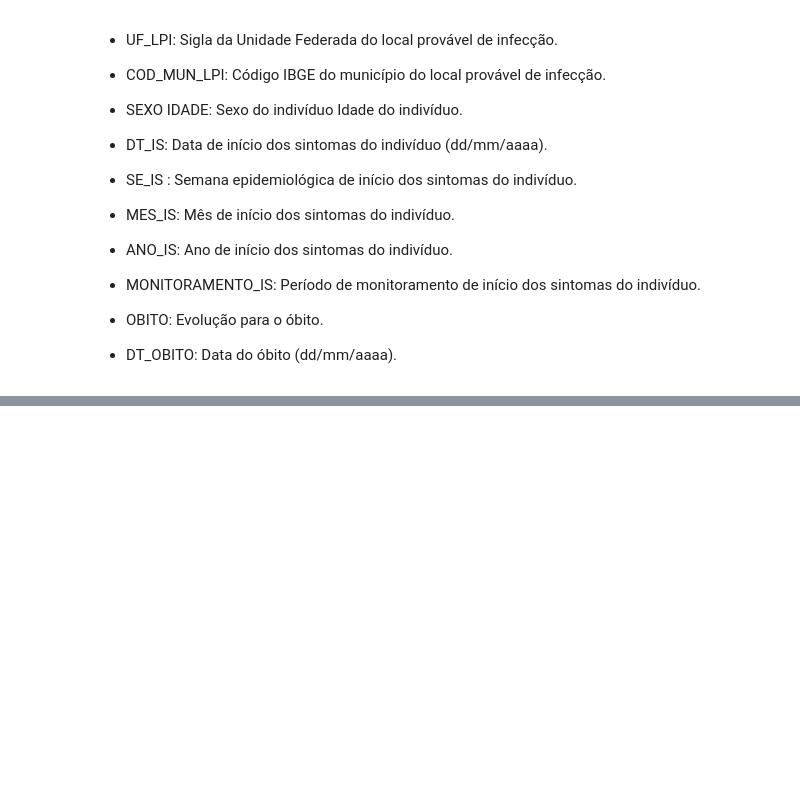
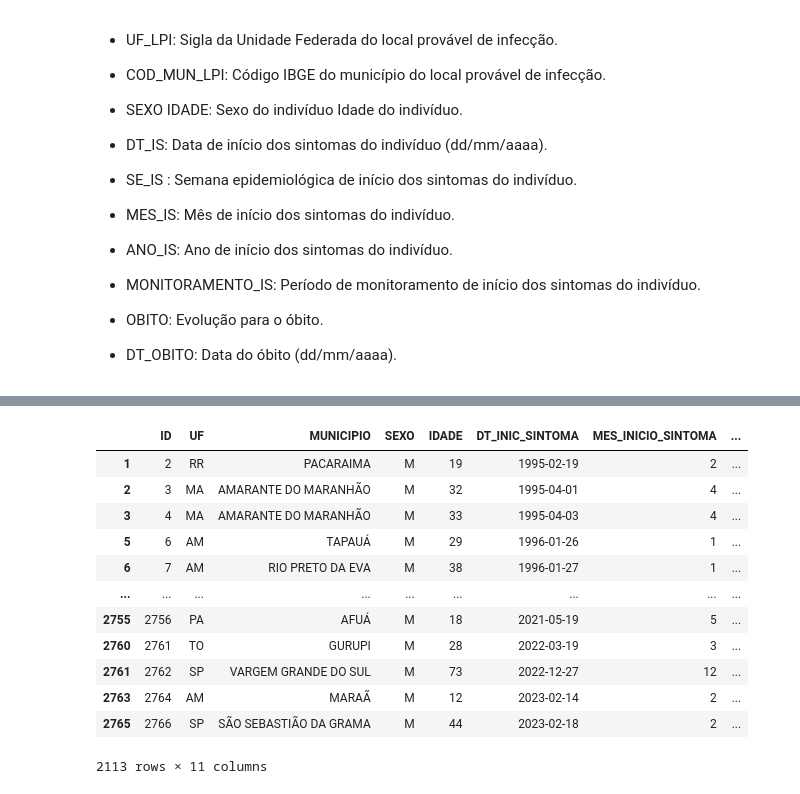
Before and after one commit to Jeanbernardo20/analise-Febre-Amarela, a Jupyter notebook: projeto/projeto.ipynb, the cells around one changed output, grey strips where cells are left out. Drawn from its saved outputs; the diff is of its cells as text; code cells hidden in the pictures; blank space fills up the shorter version.

```diff
--- a/projeto/projeto.ipynb
+++ b/projeto/projeto.ipynb
@@ -174,0 +142,9 @@ obitos_UF.sort_values(by='OBITO', ascending=False)
+# %%
+#modificando os tipos de variaveis
+#Convertendo as strings para numeric
+df['IDADE'] = pd.to_numeric(df['IDADE'])
+# %%
+#converttendo float em int
+df = df.astype({'IDADE':'Int64'})
+# %%
+df = df.astype({'MES_INICIO_SINTOMA':'int64'})
@@ -174,0 +166,4 @@ obitos_UF.sort_values(by='OBITO', ascending=False)
+# %%
+#transformando object em datas
+df['DT_INIC_SINTOMA'] = pd.to_datetime(df['DT_INIC_SINTOMA'], errors='coerce')
+df['DT_OBITO'] = pd.to_datetime(df['DT_OBITO'], errors='coerce')
@@ -174,0 +185,18 @@ obitos_UF.sort_values(by='OBITO', ascending=False)
+# %%
+#filtrando a coluna OBITo e a coluna DT_OBITO dropando a linhas nulas da coluna dt_obito no qual tem obito mais não tem data sao paneas 33 registros que foram retirados
+df = df.query('not (OBITO == "SIM" and DT_OBITO.isnull())')
+df
+# %% [output]
+|  | ID | UF | MUNICIPIO | SEXO | IDADE | DT_INIC_SINTOMA | MES_INICIO_SINTOMA | ... |
+| 1 | 2 | RR | PACARAIMA | M | 19 | 1995-02-19 | 2 | ... |
+| 2 | 3 | MA | AMARANTE DO MARANHÃO | M | 32 | 1995-04-01 | 4 | ... |
+| 3 | 4 | MA | AMARANTE DO MARANHÃO | M | 33 | 1995-04-03 | 4 | ... |
+| 5 | 6 | AM | TAPAUÁ | M | 29 | 1996-01-26 | 1 | ... |
+| 6 | 7 | AM | RIO PRETO DA EVA | M | 38 | 1996-01-27 | 1 | ... |
+| ... | ... | ... | ... | ... | ... | ... | ... | ... |
+| 2755 | 2756 | PA | AFUÁ | M | 18 | 2021-05-19 | 5 | ... |
+| 2760 | 2761 | TO | GURUPI | M | 28 | 2022-03-19 | 3 | ... |
+| 2761 | 2762 | SP | VARGEM GRANDE DO SUL | M | 73 | 2022-12-27 | 12 | ... |
+| 2763 | 2764 | AM | MARAÃ | M | 12 | 2023-02-14 | 2 | ... |
+| 2765 | 2766 | SP | SÃO SEBASTIÃO DA GRAMA | M | 44 | 2023-02-18 | 2 | ... |
+2113 rows × 11 columns
```
Also changed, not shown: parts of 33 cells of this notebook.
